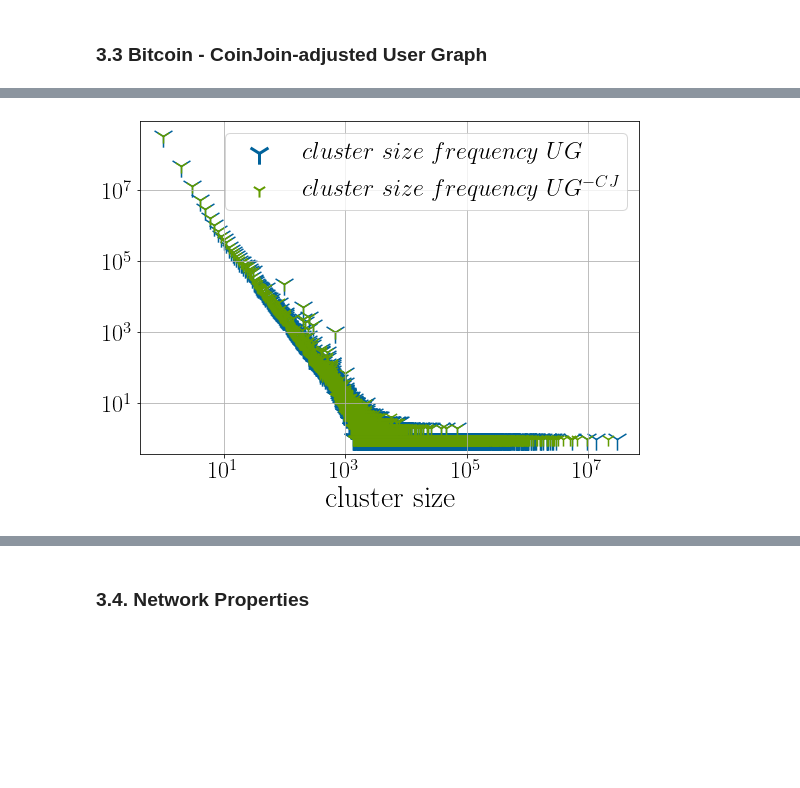
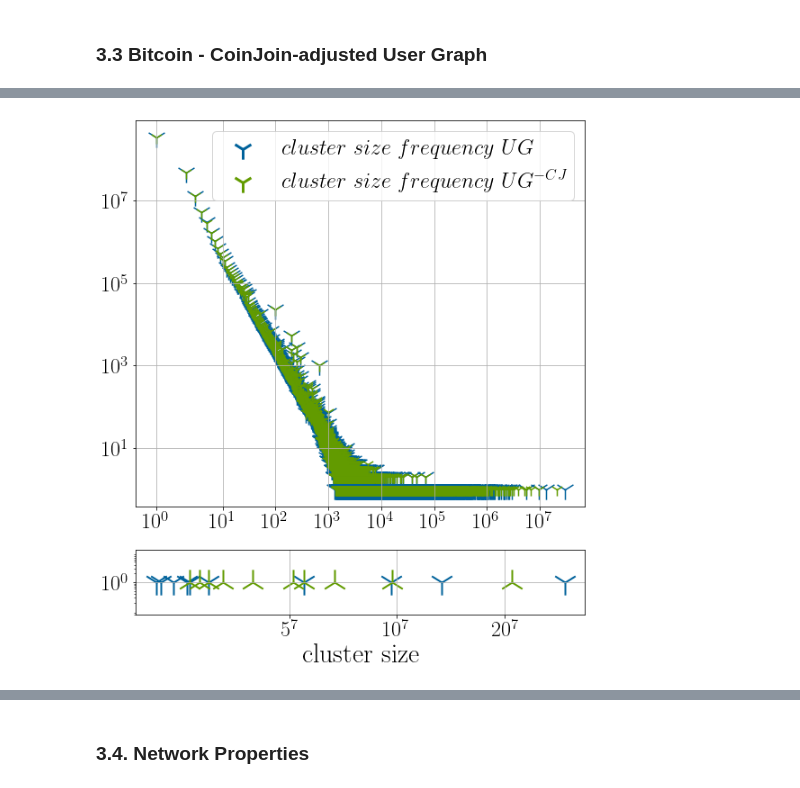
Before and after one commit to nerolation/wu-bitcoin-clustering-analysis, a Jupyter notebook: analysis.ipynb, the cells around one changed output, grey strips where cells are left out. Drawn from its saved outputs; the diff is of its cells as text; code cells hidden in the pictures; blank space fills up the shorter version.

```diff
--- a/analysis.ipynb
+++ b/analysis.ipynb
@@ -75,8 +50,8 @@ from matplotlib import gridspec
 plt.rcParams['axes.grid'] = True
 plt.rcParams['font.family'] = 'STIXGeneral'
 plt.rcParams.update({
-  "text.usetex": True
-  #"font.family": "Helvetica"
+  "text.usetex": True,
+  "font.family": "Helvetica"
 })
 
 pd.options.display.float_format = '${:,.2f}'.format
@@ -90,8 +65,6 @@ os.environ['GOOGLE_APPLICATION_CREDENTIALS'] = credentials_path
 
 if not os.path.isdir("./pictures"):
     os.mkdir("./pictures")
-
-
 
 # Least Sqare Line
 # E(t) = N(t)^a
@@ -276,0 +278,8 @@ samurai   :     82,763 txs
+# %%
+# Users and their transactions
+
+a = DF["stats_user_count_cum_WCJ"].set_index("year").loc[2021,:]
+for i in a.iteritems():
+    print("{:<6} {:,.0f}".format(i[0].strip("_c")+":",i[1]))
+
+DF["services_all"]
@@ -628,33 +516,61 @@ array([15.47490067, 15.47490067, 15.47490067, 15.47490067, 15.47490067,
 # %%
-dfcug = DF["usergraph_clustersizes_distribution_UG"][:-1]
-dfcwj = DF["usergraph_clustersizes_distribution_WCJ"][:-1]
+dfcug = DF["usergraph_clustersizes_distribution_UG"][:-1].sort_values("clustersize")
+dfcwj = DF["usergraph_clustersizes_distribution_WCJ"][:-1].sort_values("clustersize")
 
-#Create figure
-f, axs = plt.subplots(nrows=1, ncols=1, figsize=(8, 6))
+lc = DF["stats_largest_cluster_services"].dropna()
+lc2 = DF["stats_2nd_largest_cluster_services"].dropna()
+lc3 = DF["stats_3rd_largest_cluster_services"].dropna()
+
+
+# Create figure
+f, axs = plt.subplots(nrows=2, ncols=1, figsize=(8, 9),
+                       gridspec_kw={
+                           'width_ratios': [1],
+                           'height_ratios': [3, 0.5]})
 
 # Plot chart
-
-axs.scatter(dfcug["clustersize"],dfcug["occurencies"], s=500, color="#00629b", alpha=1,
+axs[0].scatter(dfcug["clustersize"],dfcug["occurencies"], s=500, color="#00629b", alpha=1,
             marker="1", label=r"$cluster\ size\ frequency\ UG$")
-axs.scatter(dfcwj["clustersize"],dfcwj["occurencies"], s=200, color="#629b00",
+axs[0].scatter(dfcwj["clustersize"],dfcwj["occurencies"], s=200, color="#629b00",
             marker="1", label=r"$cluster\ size\ frequency\ UG^{-CJ}$")
 
+axs[1].scatter(dfcug["clustersize"].iloc[-10:],dfcug["occurencies"].iloc[-10:], linewidth=2, s=800, color="#00629b", alpha=1,
+            marker="1", label=r"$cluster\ size\ frequency\ UG$")
+axs[1].scatter(dfcwj["clustersize"].iloc[-10:],dfcwj["occurencies"].iloc[-10:], linewidth=2, s=800, color="#629b00",
+            marker="2", label=r"$cluster\ size\ frequency\ UG^{-CJ}$")
+
 # Customize ticks and labels
-axs.set_xscale('log')
-axs.set_yscale('log')
-axs.tick_params(axis='both', which='major', labelsize=24)
-axs.set_xlabel("cluster size", fontsize=30)
+axs[0].set_xscale('symlog')
+axs[0].set_yscale('log')
+axs[0].tick_params(axis='both', which='major', labelsize=24)
+axs[1].set_xscale('symlog')
+axs[1].set_yscale('log')
+axs[1].tick_params(axis='both', which='major', labelsize=24)
+axs[1].set_xlabel("cluster size", fontsize=30)
+axs[1].set_xticks([0.5e7, 1e7, 2e7])
+axs[1].set_xticklabels(["$5^7$", "$10^7$", "$20^7$"])
+axs[1].set_yticks([1])
 
 # Legend
-lgnd = axs.legend(fontsize=24)
+lgnd = axs[0].legend(fontsize=24)
 lgnd.legendHandles[0]._sizes = [500]
 lgnd.legendHandles[0]._linewidths = [3]
-lgnd.legendHandles[1]._sizes = [200]
-lgnd.legendHandles[1]._linewidths = [2]
+lgnd.legendHandles[1]._sizes = [500]
+lgnd.legendHandles[1]._linewidths = [3]
+plt.tight_layout(pad=2)
 
-plt.tight_layout(pad=2)
-#Save figure and show
+# Save figure and show
 plt.savefig("./pictures/clustersize_dist.pdf")
 plt.show()
+
+print("Largest Cluster includes the following services:")
+for _,i in lc.iterrows():
+    print("- {:<28} ({:,.0f} addresses)".format(i["service"], i["c"]))
+print("\n2nd largest Cluster includes the following services:")
+for _,i in lc2.iterrows():
+    print("- {:<28} ({:,.0f} addresses)".format(i["service"], i["c"]))
+print("\n3rd largest Cluster includes the following services:")
+for _,i in lc3.iterrows():
+    print("- {:<28} ({:,.0f} addresses)".format(i["service"], i["c"]))
 # %% [output]
-[figure, old version]
+[figure, new version]
```
Also changed, not shown: parts of 38 cells of this notebook.
